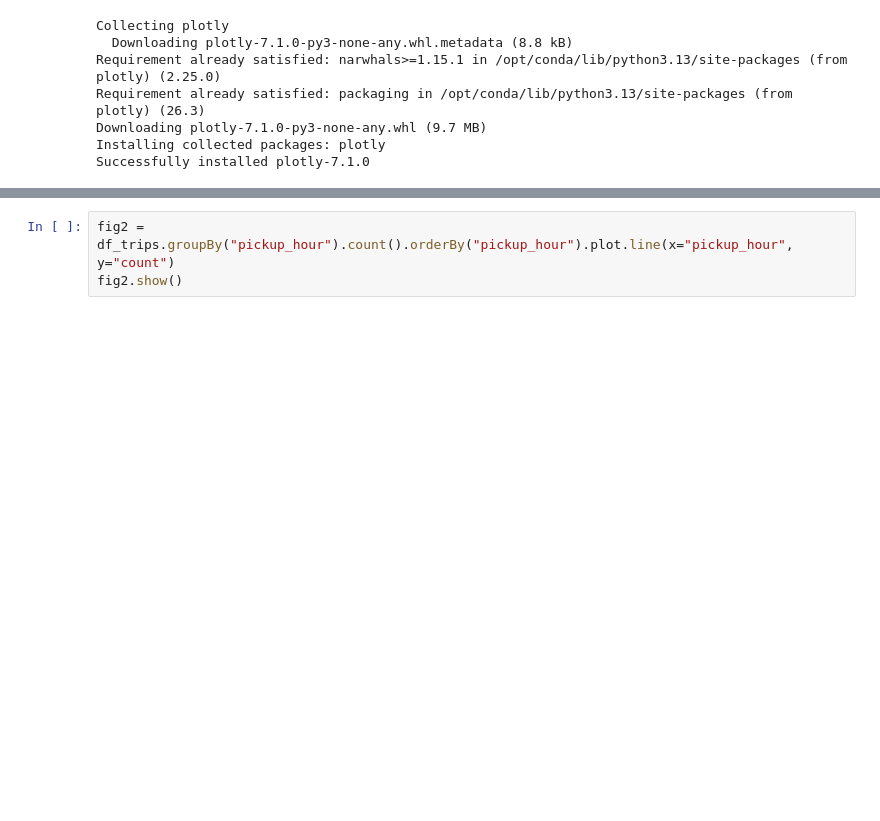
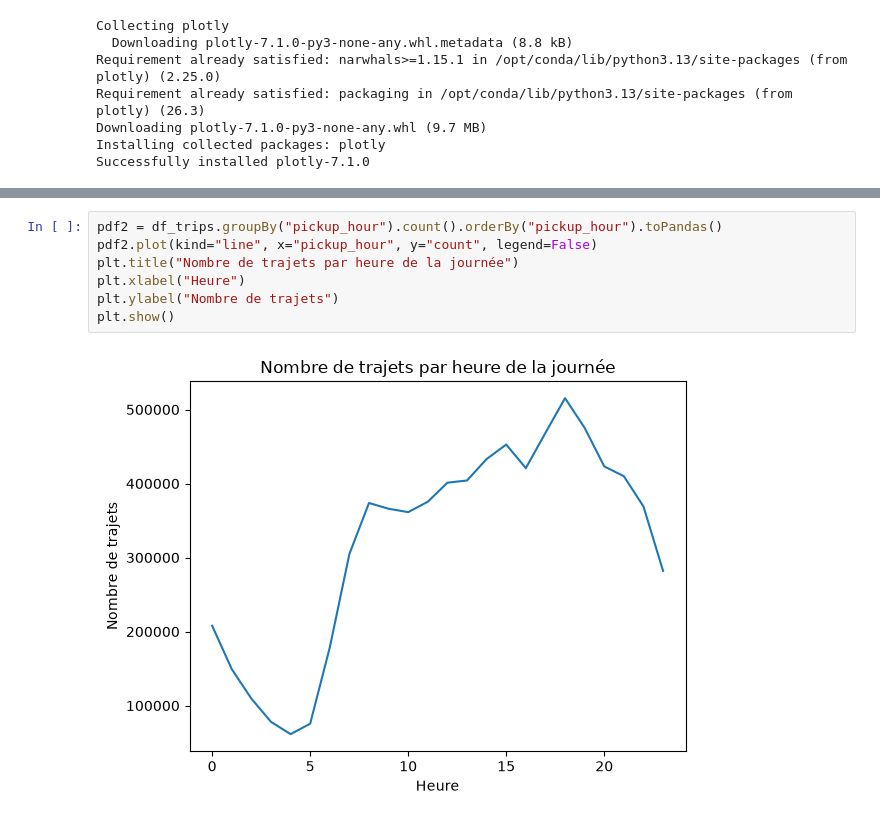
Before and after one commit to MELKKIORR/ece-big-data-processing-repo-2026, a Jupyter notebook: 03.sparksql-and-dataframes/lab_pyspark_jupyter_docker/lab_sparksql_and_dataframes_grp1.ipynb, the cells around one changed output, grey strips where cells are left out. Cells and saved outputs as stored; diff of their text form; blank space fills up the shorter version.

```diff
--- a/03.sparksql-and-dataframes/lab_pyspark_jupyter_docker/lab_sparksql_and_dataframes_grp1.ipynb
+++ b/03.sparksql-and-dataframes/lab_pyspark_jupyter_docker/lab_sparksql_and_dataframes_grp1.ipynb
@@ -466,4 +473,10 @@ fig1.show()
 # %%
-fig2 = df_trips.groupBy("pickup_hour").count().orderBy("pickup_hour").plot.line(x="pickup_hour", y="count")
-fig2.show()
+pdf2 = df_trips.groupBy("pickup_hour").count().orderBy("pickup_hour").toPandas()
+pdf2.plot(kind="line", x="pickup_hour", y="count", legend=False)
+plt.title("Nombre de trajets par heure de la journée")
+plt.xlabel("Heure")
+plt.ylabel("Nombre de trajets")
+plt.show()
+# %% [output]
+[figure, added]
 # %%
```
Also changed, not shown: parts of 2 cells of this notebook.
